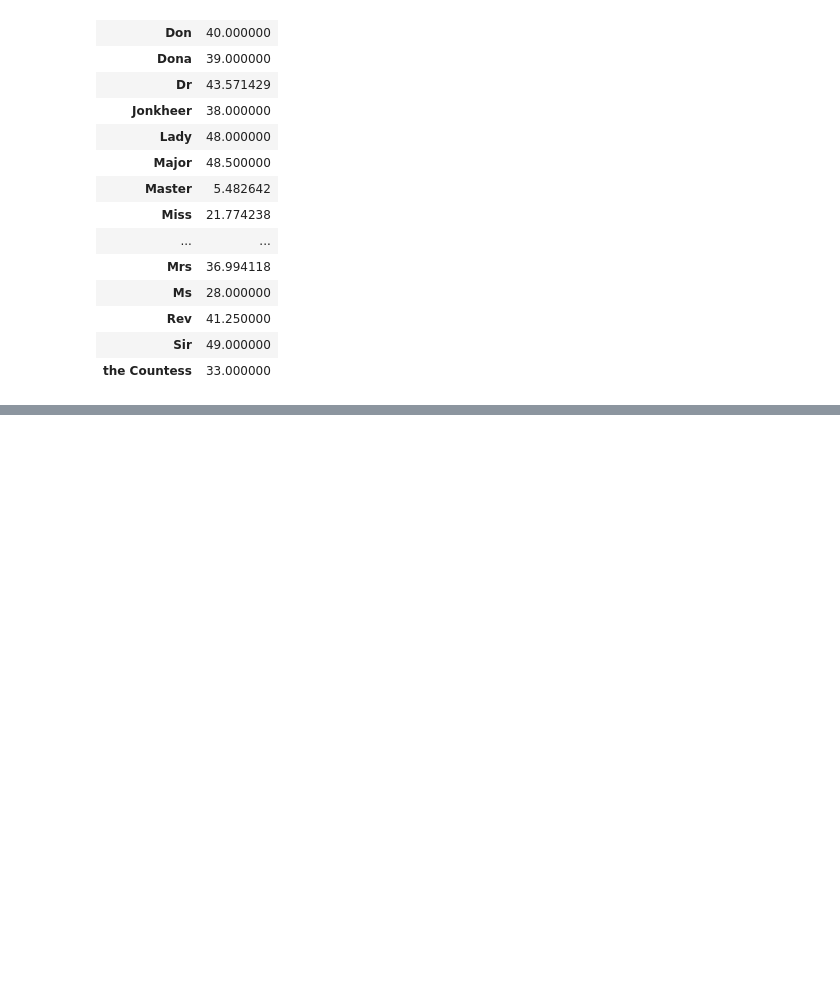
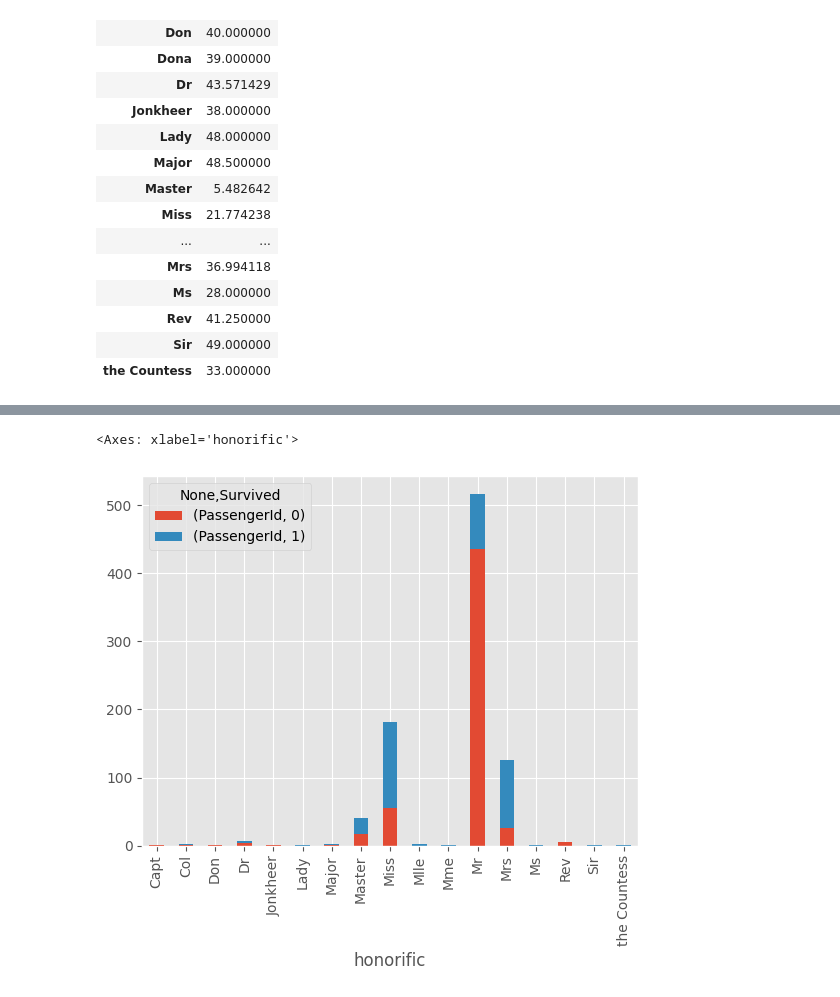
Before and after one commit to okamo18/kaggle, a Jupyter notebook: Titanic - Machine Learning from Disaster/analize.ipynb, the cells around one changed output, grey strips where cells are left out. Cells and saved outputs as stored; diff of their text form; code cells hidden in the pictures; blank space fills up the shorter version.

```diff
--- a/Titanic - Machine Learning from Disaster/analize.ipynb
+++ b/Titanic - Machine Learning from Disaster/analize.ipynb
@@ -588,3 +588,8 @@ all_df[["Age","honorific"]].groupby("honorific").mean()
 | Rev | 41.250000 |
 | Sir | 49.000000 |
 | the Countess | 33.000000 |
+# %%
+train_df = pd.read_csv('train.csv')
+test_df = pd.read_csv('test.csv')
+train_df = pd.concat([train_df,name_df[0:len(train_df)].reset_index(drop = True)],axis = 1) #敬称によって
+test_df = pd.concat([test_df,name_df[len(train_df):].reset_index(drop  =  True)],axis = 1)#これは何をしているの？っ→
@@ -590,0 +628,7 @@ all_df[["Age","honorific"]].groupby("honorific").mean()
+# %%
+honorific_df = train_df[["honorific","Survived","PassengerId"]].dropna().groupby(["honorific","Survived"]).count().unstack()
+#honorific_df = train_df[["honorific", "Survived", "PassengerId"]].dropna().groupby(["honorific"]).count().unstack()
+honorific_df.plot.bar(stacked = True)
+# %% [output]
+<Axes: xlabel='honorific'>
+[figure, added]
```
Also changed, not shown: parts of 27 cells of this notebook.
